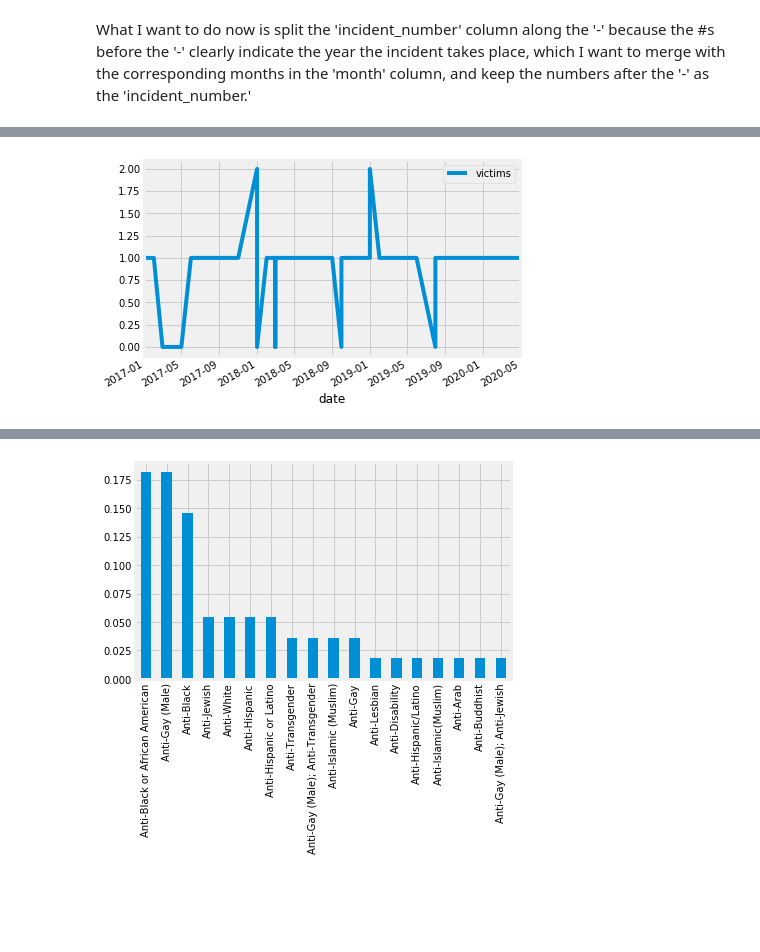
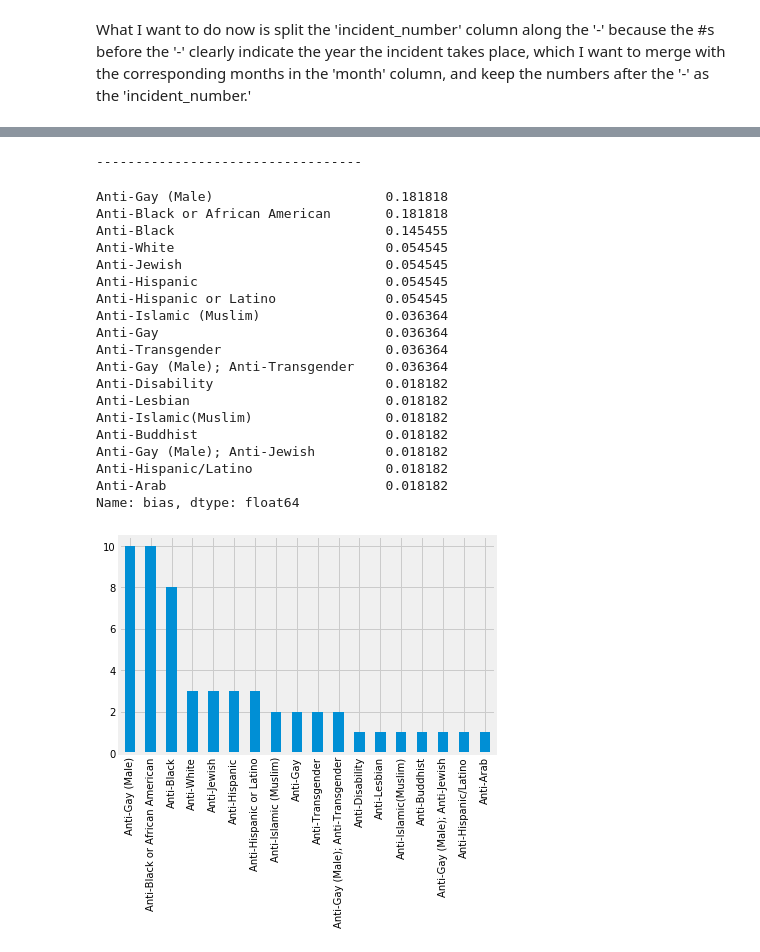
Before and after one commit to rgrantham82/Crime-Analysis, a Jupyter notebook: Data Wrangling & Cleaning/Data Wrangling & Cleaning.ipynb, the cells around one changed output, grey strips where cells are left out. Saved outputs shown, nothing was run; the diff lists cells and outputs as text; code cells hidden in the pictures; blank space fills up the shorter version.

```diff
--- a/Data Wrangling & Cleaning/Data Wrangling & Cleaning.ipynb
+++ b/Data Wrangling & Cleaning/Data Wrangling & Cleaning.ipynb
@@ -99,28 +98,3 @@ We can still go a bit farther in the cleaning process:
 3. Also, we can convert the 'bias' column into a category type.
 # %% [markdown]
 What I want to do now is split the 'incident_number' column along the '-' because the #s before the '-' clearly indicate the year the incident takes place, which I want to merge with the corresponding months in the 'month' column, and keep the numbers after the '-' as the 'incident_number.'
-# %%
-# It took me a few tries but I think I finally got it figured out! Now for the final push! Let's pray everybody! :P
-new = aus_final["incident_number"].str.split("-", n = 1, expand = True)
-aus_final["year"]= new[0]
-aus_final["occurence_number"]= new[1]
-aus_final.drop(columns =["incident_number"], inplace = True)
-aus_final['date'] = aus_final[['month', 'year']].agg('-'.join, axis=1)
-aus_final.drop(['month', 'occurence_number', 'year'], axis=1, inplace=True)
-aus_final = aus_final[['date', 'bias', 'number_of_victims_over_18', 'offense_location']]
-aus_final.rename(columns={'number_of_victims_over_18': 'victims'}, inplace=True)
-aus_final['date'] = pd.to_datetime(aus_final['date'])
-aus_final.set_index('date', inplace=True)
-
-# Showing the final product
-display(aus_final.head())
-print('----------------------------------')
-display(aus_final.tail())
-print('----------------------------------')
-display(aus_final.isnull().sum())
-print('----------------------------------')
-display(aus_final.describe())
-print('----------------------------------')
-display(aus_final.columns)
-print('----------------------------------')
-display(aus_final.index)
@@ -176,11 +101,10 @@ DatetimeIndex(['2017-01-01', '2017-02-01', '2017-03-01', '2017-04-01',
-# %%
-aus_final.plot()
-plt.show()
-# %% [output]
-[figure, removed]
 # %%
-bias = aus_final.bias.value_counts(normalize=True)
-print(bias)
+# Examining the 'bias' column
+bias = aus_final.bias.value_counts()
+display(bias)
+print('----------------------------------')
+# Displaying the bias values as proportions
+display(aus_final.bias.value_counts(normalize=True))
 bias.plot.bar()
 plt.show()
 # %% [output]
@@ -206 +130,21 @@ Name: bias, dtype: float64
+----------------------------------
+Anti-Gay (Male)                      0.181818
+Anti-Black or African American       0.181818
+Anti-Black                           0.145455
+Anti-White                           0.054545
+Anti-Jewish                          0.054545
+Anti-Hispanic                        0.054545
+Anti-Hispanic or Latino              0.054545
+Anti-Islamic (Muslim)                0.036364
+Anti-Gay                             0.036364
+Anti-Transgender                     0.036364
+Anti-Gay (Male); Anti-Transgender    0.036364
+Anti-Disability                      0.018182
+Anti-Lesbian                         0.018182
+Anti-Islamic(Muslim)                 0.018182
+Anti-Buddhist                        0.018182
+Anti-Gay (Male); Anti-Jewish         0.018182
+Anti-Hispanic/Latino                 0.018182
+Anti-Arab                            0.018182
+Name: bias, dtype: float64
-[figure, old version]
+[figure, new version]
```
Also changed, not shown: parts of 11 cells of this notebook.
